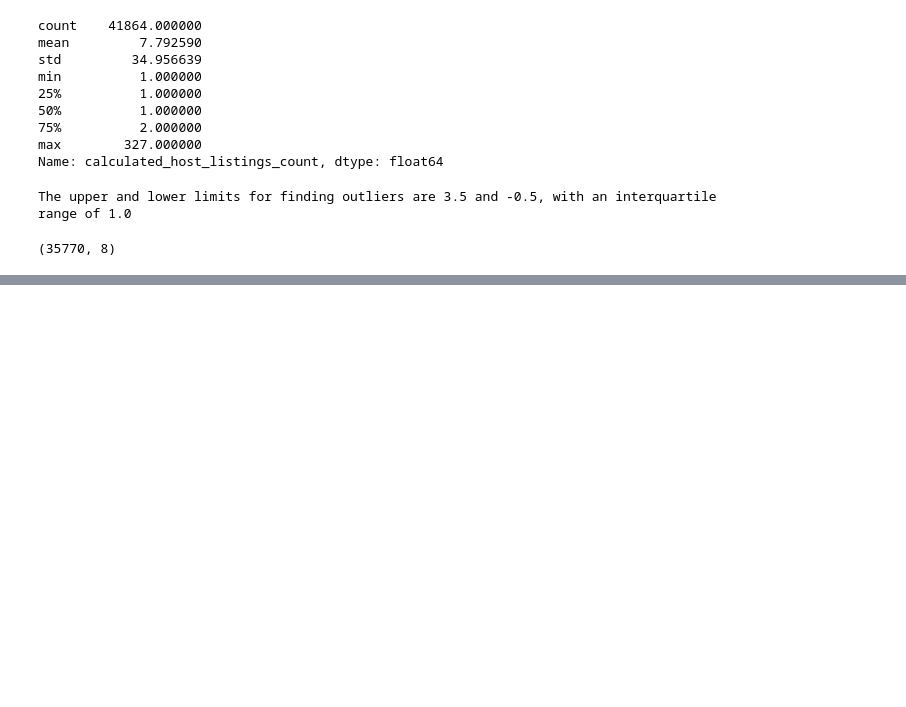
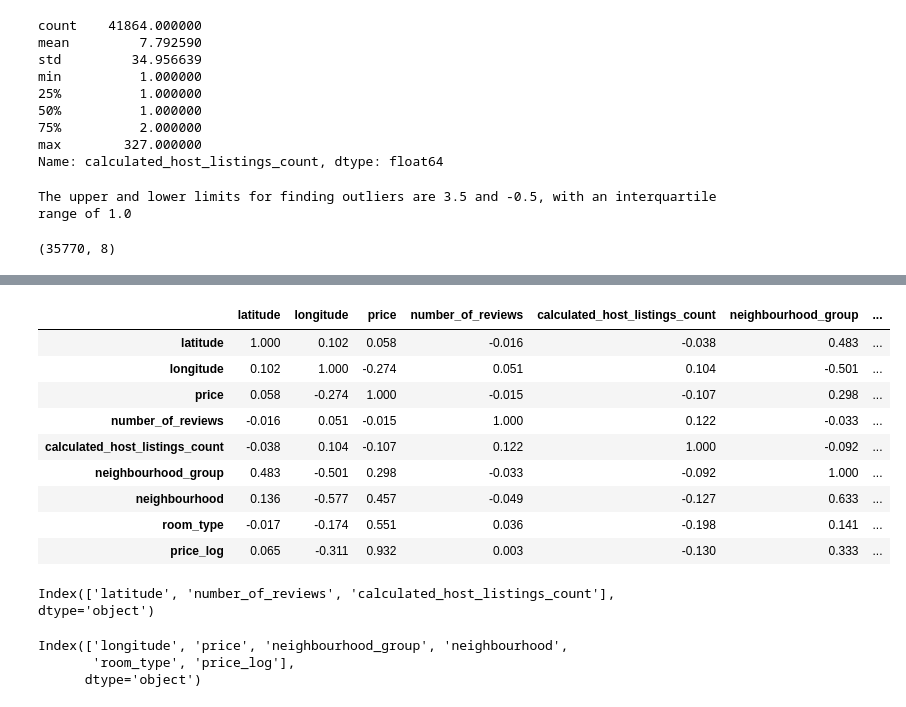
Before and after one commit to patriciamv97/machine-learning-python-template, a Jupyter notebook: src/eda.ipynb, the cells around one changed output, grey strips where cells are left out. Drawn from its saved outputs; the diff is of its cells as text; code cells hidden in the pictures; blank space fills up the shorter version.

```diff
--- a/src/eda.ipynb
+++ b/src/eda.ipynb
@@ -502,0 +560,24 @@ dtype: float64
+# %%
+corr = data_encoded.corr()
+corr.style.background_gradient(cmap='coolwarm').format(precision=3)
+# %% [output]
+|  | latitude | longitude | price | number_of_reviews | calculated_host_listings_count | neighbourhood_group | ... |
+| latitude | 1.000 | 0.102 | 0.058 | -0.016 | -0.038 | 0.483 | ... |
+| longitude | 0.102 | 1.000 | -0.274 | 0.051 | 0.104 | -0.501 | ... |
+| price | 0.058 | -0.274 | 1.000 | -0.015 | -0.107 | 0.298 | ... |
+| number_of_reviews | -0.016 | 0.051 | -0.015 | 1.000 | 0.122 | -0.033 | ... |
+| calculated_host_listings_count | -0.038 | 0.104 | -0.107 | 0.122 | 1.000 | -0.092 | ... |
+| neighbourhood_group | 0.483 | -0.501 | 0.298 | -0.033 | -0.092 | 1.000 | ... |
+| neighbourhood | 0.136 | -0.577 | 0.457 | -0.049 | -0.127 | 0.633 | ... |
+| room_type | -0.017 | -0.174 | 0.551 | 0.036 | -0.198 | 0.141 | ... |
+| price_log | 0.065 | -0.311 | 0.932 | 0.003 | -0.130 | 0.333 | ... |
+# %%
+corr[corr.price_log.abs()<0.2].index
+# %% [output]
+Index(['latitude', 'number_of_reviews', 'calculated_host_listings_count'], dtype='object')
+# %%
+corr[corr.price_log.abs()>0.3].index
+# %% [output]
+Index(['longitude', 'price', 'neighbourhood_group', 'neighbourhood',
+       'room_type', 'price_log'],
+      dtype='object')
```
Also changed, not shown: parts of 14 cells of this notebook.
